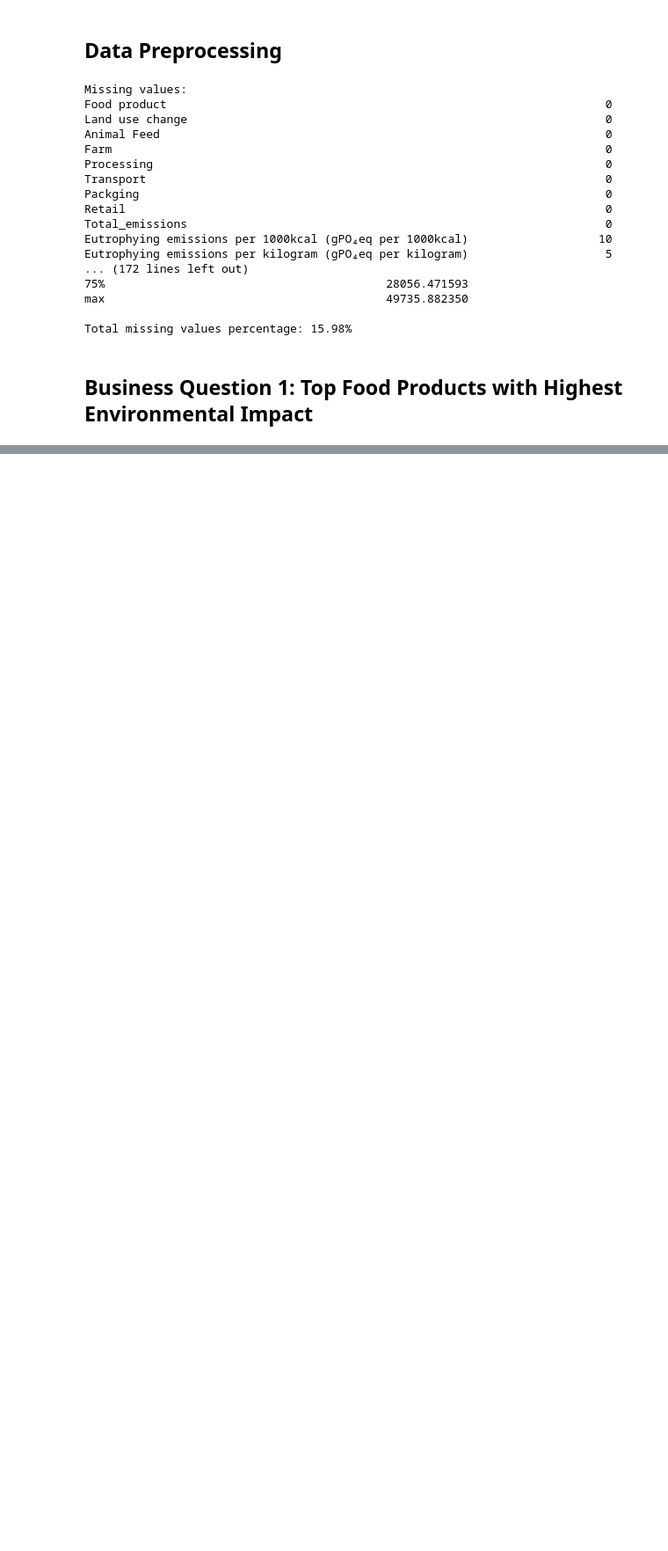
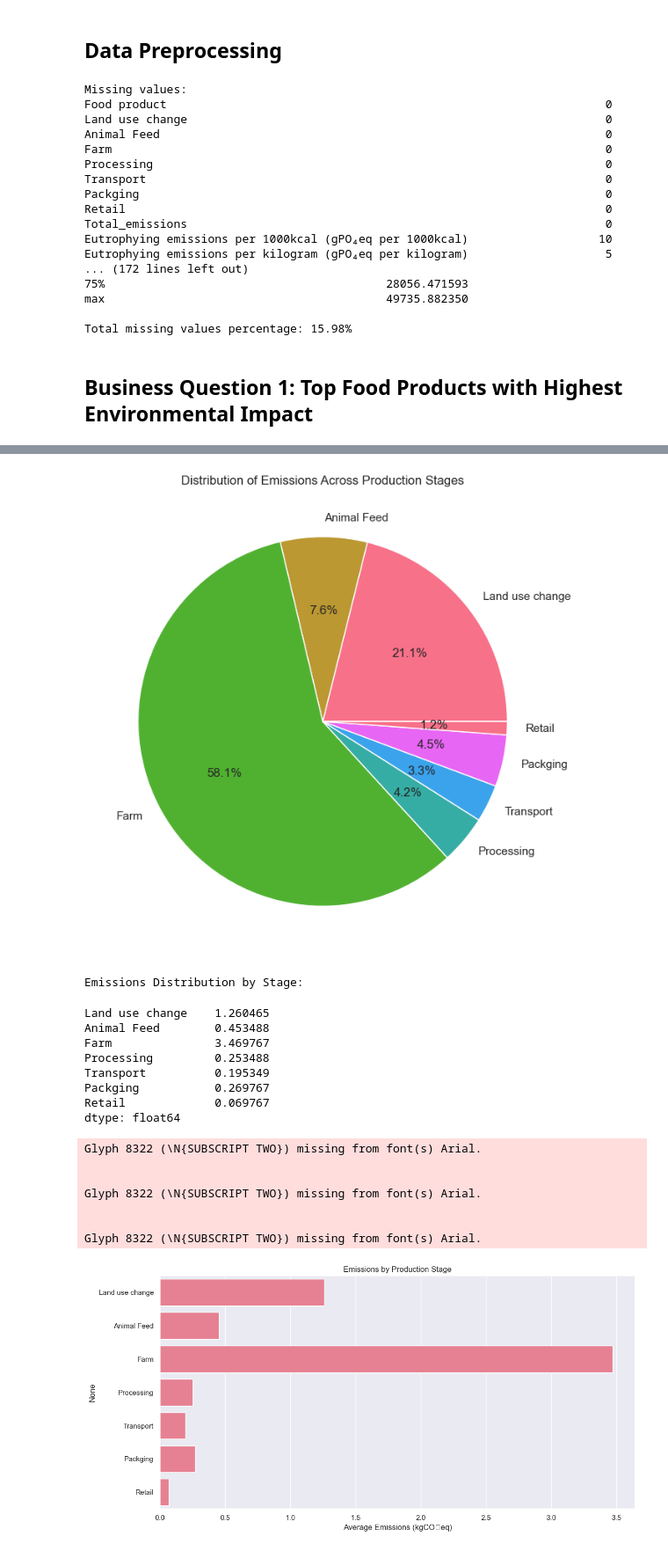
Before and after one commit to 1realbzy/Environment-Impact-of-Food-Production-Analysis, a Jupyter notebook: notebooks/01_environmental_impact_analysis.ipynb, the cells around one changed output, grey strips where cells are left out. Shown at 88% size. Cells and saved outputs as stored; diff of their text form; code cells hidden in the pictures; blank space fills up the shorter version.

```diff
--- a/notebooks/01_environmental_impact_analysis.ipynb
+++ b/notebooks/01_environmental_impact_analysis.ipynb
@@ -139,0 +151,52 @@ Top 5 Products by Total Emissions:
+# %%
+# Select emission columns for production stages
+emission_cols = ['Land use change', 'Animal Feed', 'Farm', 'Processing',
+                'Transport', 'Packging', 'Retail']
+
+# Calculate mean emissions by stage
+stage_emissions = df[emission_cols].mean()
+
+# Create static pie chart
+plt.figure(figsize=(10, 8))
+plt.pie(stage_emissions, labels=emission_cols, autopct='%1.1f%%')
+plt.title('Distribution of Emissions Across Production Stages')
+plt.savefig(results_dir / 'emissions_by_stage.png')
+plt.show()
+
+# Create interactive pie chart
+fig = px.pie(values=stage_emissions.values,
+             names=stage_emissions.index,
+             title='Distribution of Emissions Across Production Stages')
+fig.show()
+
+# Display the data
+print("\nEmissions Distribution by Stage:")
+display(stage_emissions)
+
+# Create bar chart for comparison
+plt.figure(figsize=(12, 6))
+sns.barplot(x=stage_emissions.values, y=stage_emissions.index)
+plt.title('Emissions by Production Stage')
+plt.xlabel('Average Emissions (kgCO₂eq)')
+plt.tight_layout()
+plt.savefig(results_dir / 'emissions_by_stage_bar.png')
+plt.show()
+# %% [output]
+[figure, added]
+Emissions Distribution by Stage:
+Land use change    1.260465
+Animal Feed        0.453488
+Farm               3.469767
+Processing         0.253488
+Transport          0.195349
+Packging           0.269767
+Retail             0.069767
+dtype: float64
+Glyph 8322 (\N{SUBSCRIPT TWO}) missing from font(s) Arial.
+
+
+Glyph 8322 (\N{SUBSCRIPT TWO}) missing from font(s) Arial.
+
+
+Glyph 8322 (\N{SUBSCRIPT TWO}) missing from font(s) Arial.
+[figure, added]
```
Also changed, not shown: parts of 2 cells of this notebook, 1 other file.
